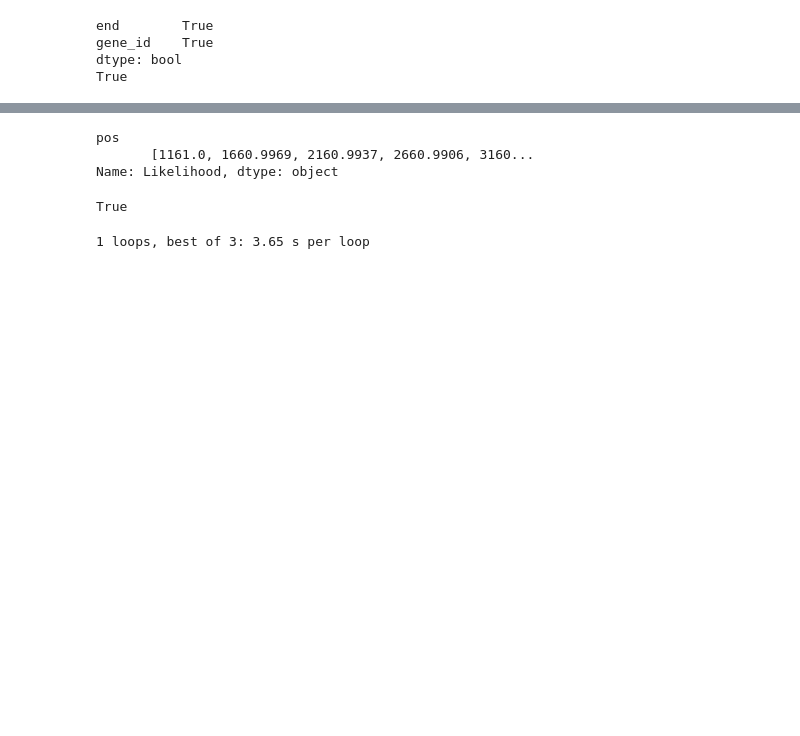
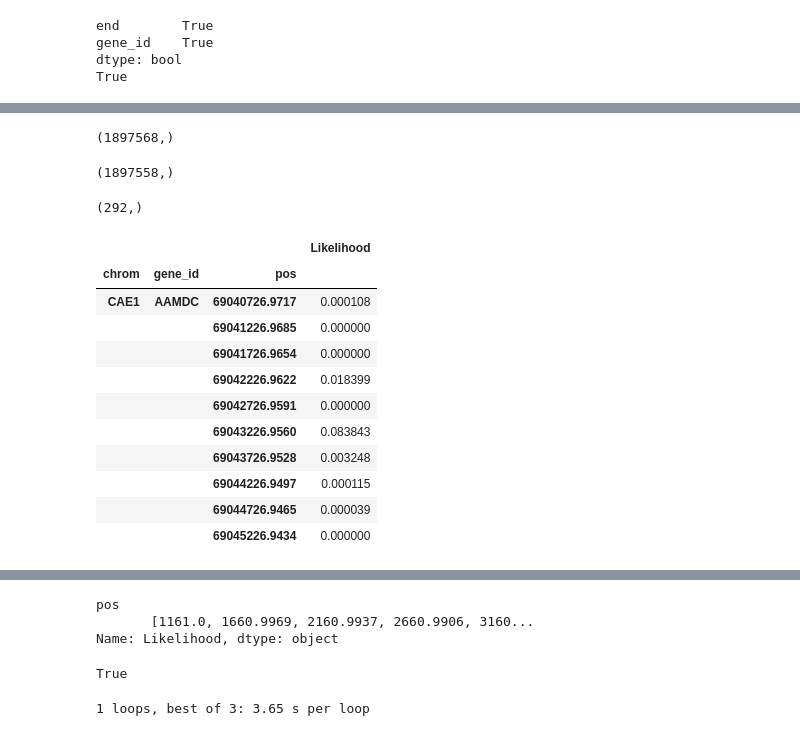
Before and after one commit to peterdfields/hs_vervet, a Jupyter notebook: notebooks/dev_test_enrichment.ipynb, the cells around one changed output, grey strips where cells are left out. Drawn from its saved outputs; the diff is of its cells as text; code cells hidden in the pictures; blank space fills up the shorter version.

Commit message:
Fast feature search using numeric index seems to work.

```diff
--- a/notebooks/dev_test_enrichment.ipynb
+++ b/notebooks/dev_test_enrichment.ipynb
@@ -582,21 +585,22 @@ def data_per_feature(rod,feature_df):
     feature_df (gene annotation data frame)... index must be (chrom,feature_name), must have columns 'start', 'end'
     """
     rod = pd.DataFrame(rod)
-    #feature_hit_df = pd.DataFrame()
     chrom_features = []
     chrpos_names = rod.index.names
     feature_name = feature_df.index.names[1]
     for chrom in rod.index.droplevel(1).unique():
-        #print feature_df.ix[chrom].index.is_monotonic
-        #print rod.ix[chrom].index.is_monotonic
-        #pos_rel_to_start = feature_df.ix[chrom]['start'].searchsorted(rod.ix[chrom].index)
+        pos_rel_to_start = feature_df.ix[chrom]['start'].searchsorted(rod.ix[chrom].index)
         pos_rel_to_end = np.searchsorted(feature_df.ix[chrom]["end"].values,rod.ix[chrom].index.values)
-        #in_feature = (pos_rel_to_start - pos_rel_to_end) == 1
-        #feature_id = feature_df.ix[chrom].iloc[pos_rel_to_end[in_feature]].index
-        #snp_df = rod.ix[chrom][in_feature]
-        #snp_df[chrpos_names[0]] = chrom
-        #snp_df[feature_name] = feature_id
-        #snp_df.set_index([chrpos_names[0],feature_name],append=True,inplace=True)
-        #snp_df = snp_df.reorder_levels([chrpos_names[0], feature_name,chrpos_names[1]])
-        #chrom_features.append(snp_df)
-    #return pd.concat(chrom_features)
+        in_feature = (pos_rel_to_start - pos_rel_to_end) == 1
+        feature_id = feature_df.ix[chrom].iloc[pos_rel_to_end[in_feature]].index
+        snp_df = rod.ix[chrom][in_feature]
+        snp_df[chrpos_names[0]] = chrom
+        snp_df[feature_name] = feature_id
+        snp_df.set_index([chrpos_names[0],feature_name],append=True,inplace=True)
+        snp_df = snp_df.reorder_levels([chrpos_names[0], feature_name,chrpos_names[1]])
+        chrom_features.append(snp_df)
+    return pd.concat(chrom_features)
+# %%
+gene_df_chrom_name = gene_df.reset_index().set_index(['chrom','gene_id'])
+# %%
+dpf_classic = data_per_feature(rod_s,gene_df_chrom_name)
@@ -833,0 +852,2 @@ def data_per_feature_SI(rod,feature_df):
+# %%
+dpf_classic.sortlevel(level=[0,2],inplace=True)
@@ -833,0 +873,4 @@ def data_per_feature_SI(rod,feature_df):
+# %%
+only_classic.shape
+# %% [output]
+(1897568,)
@@ -833,0 +879,4 @@ def data_per_feature_SI(rod,feature_df):
+# %%
+only_SI.shape
+# %% [output]
+(1897558,)
@@ -833,0 +885,19 @@ def data_per_feature_SI(rod,feature_df):
+# %%
+intersect.shape
+# %% [output]
+(292,)
+# %%
+dpf_classic.iloc[:10]
+# %% [output]
+|  |  |  | Likelihood |
+| chrom | gene_id | pos |  |
+| CAE1 | AAMDC | 69040726.9717 | 0.000108 |
+|  |  | 69041226.9685 | 0.000000 |
+|  |  | 69041726.9654 | 0.000000 |
+|  |  | 69042226.9622 | 0.018399 |
+|  |  | 69042726.9591 | 0.000000 |
+|  |  | 69043226.9560 | 0.083843 |
+|  |  | 69043726.9528 | 0.003248 |
+|  |  | 69044226.9497 | 0.000115 |
+|  |  | 69044726.9465 | 0.000039 |
+|  |  | 69045226.9434 | 0.000000 |
```
Also changed, not shown: parts of 21 cells of this notebook, 1 other file.
